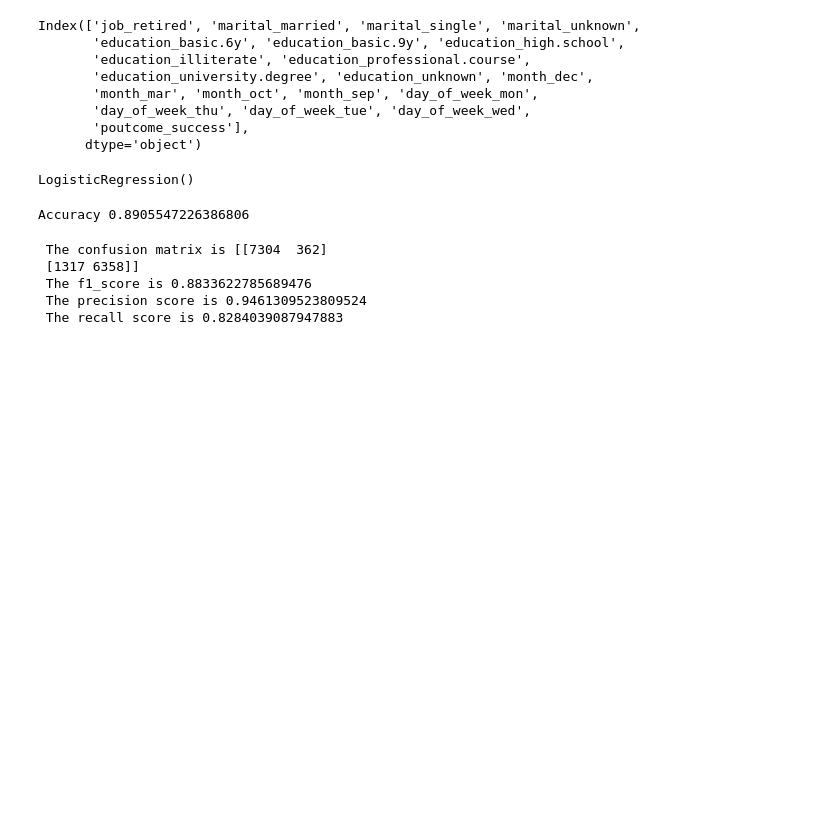
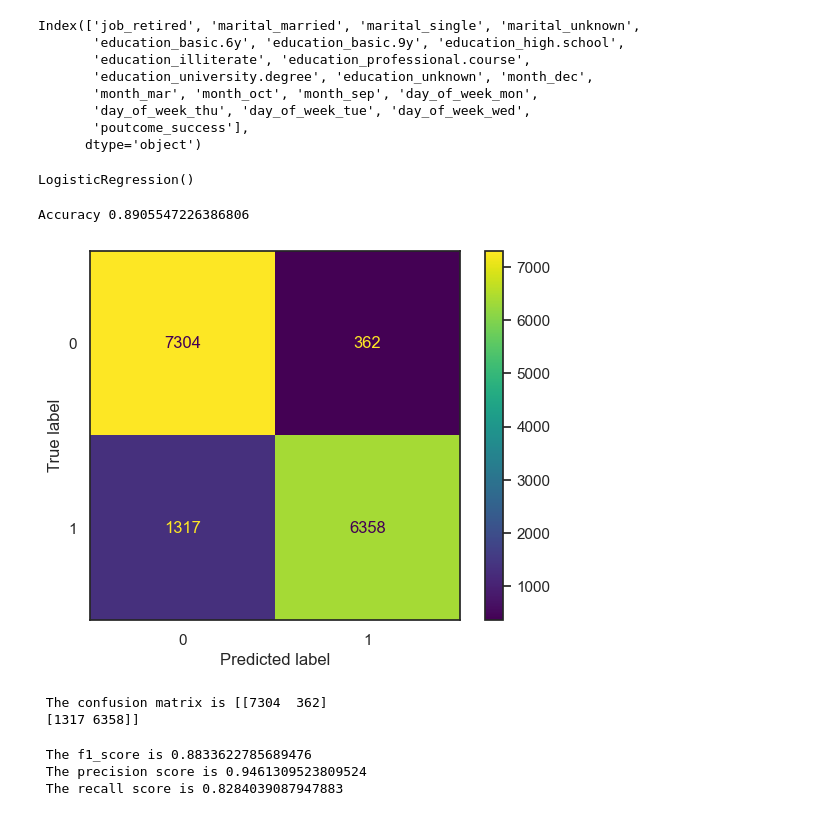
Before and after one commit to sohamvsonar/logisticRegression, a Jupyter notebook: logisticRegression.ipynb, the cells around one changed output. Saved outputs shown, nothing was run; the diff lists cells and outputs as text; code cells hidden in the pictures; blank space fills up the shorter version.

```diff
--- a/logisticRegression.ipynb
+++ b/logisticRegression.ipynb
@@ -215,17 +215,25 @@ y_pred = logreg.predict(X_test)
 print(f"Accuracy {logreg.score(X_test, y_test)}")
 # %% [output]
 Accuracy 0.8905547226386806
+# %%
+# Evaluation Metrics
+from sklearn.metrics import ConfusionMatrixDisplay, confusion_matrix, f1_score, precision_score,recall_score
+
+cm = confusion_matrix(y_test,y_pred)
+
+cm_display = ConfusionMatrixDisplay(cm, display_labels=[0,1])
+cm_display.plot()
+plt.show()
+print(f" The confusion matrix is {confusion_matrix(y_test,y_pred)}")
+# %% [output]
+[figure, added]
+ The confusion matrix is [[7304  362]
+ [1317 6358]]
 # %%
-# Evaluation Metrics
-from sklearn.metrics import ConfusionMatrixDisplay, confusion_matrix, f1_score, precision_score,recall_score
-
-print(f" The confusion matrix is {confusion_matrix(y_test,y_pred)}")
 print(f" The f1_score is {f1_score(y_test,y_pred)}")
 print(f" The precision score is {precision_score(y_test,y_pred)}")
 print(f" The recall score is {recall_score(y_test,y_pred)}")
 # %% [output]
- The confusion matrix is [[7304  362]
- [1317 6358]]
  The f1_score is 0.8833622785689476
  The precision score is 0.9461309523809524
  The recall score is 0.8284039087947883
```
Also changed, not shown: parts of 3 cells of this notebook.
